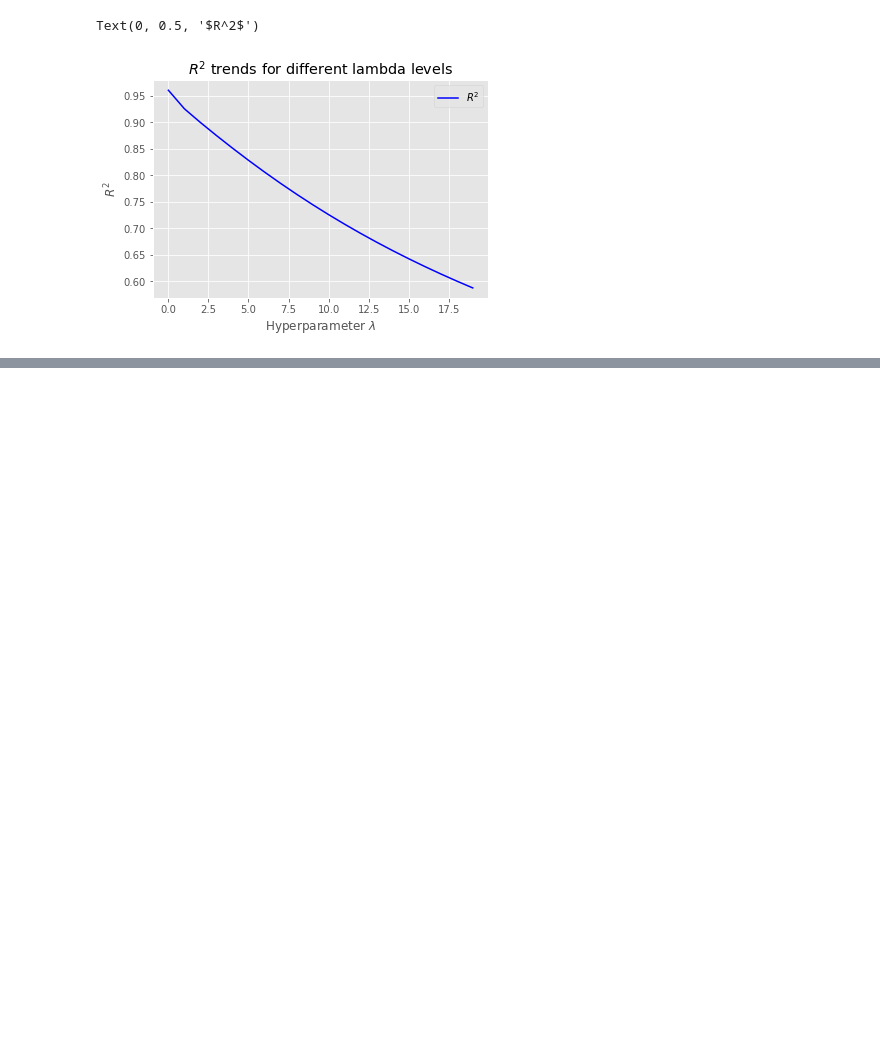
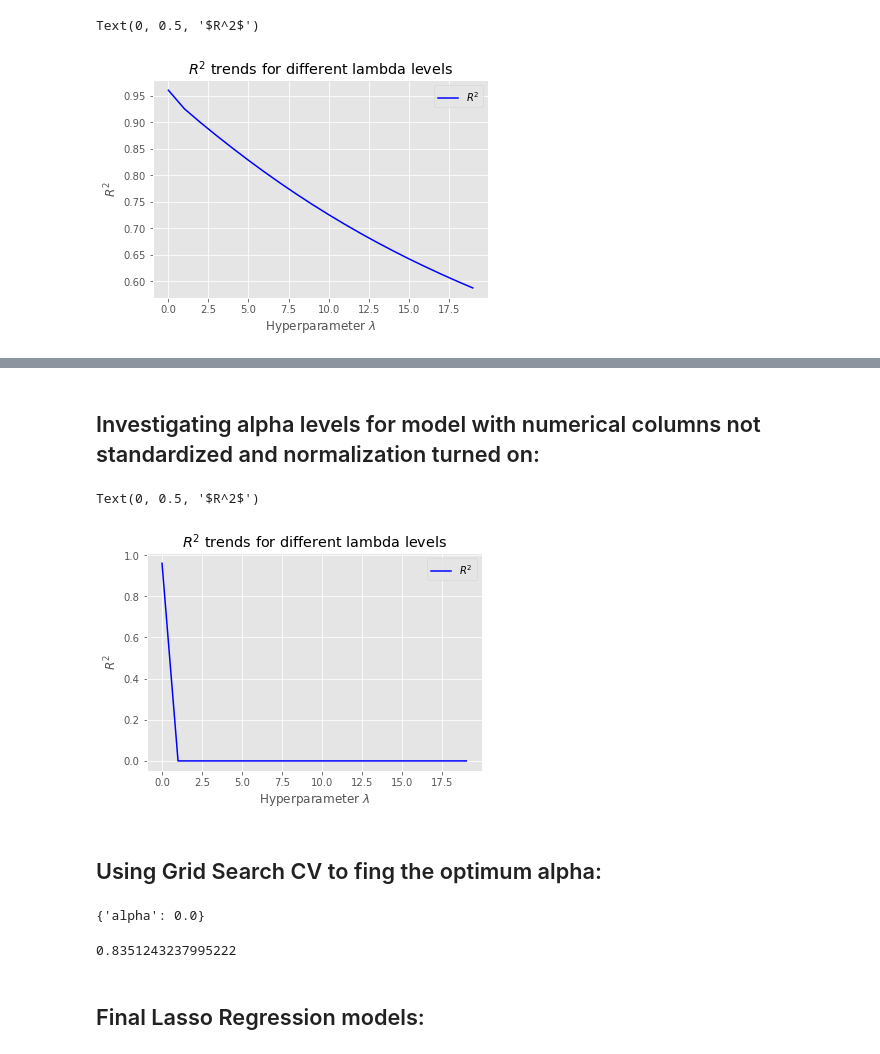
Before and after one commit to suhitasva/ML_Project, a Jupyter notebook: PLR_models.ipynb, the cells around one changed output, grey strips where cells are left out. Cells and saved outputs as stored; diff of their text form; code cells hidden in the pictures; blank space fills up the shorter version.

```diff
--- a/PLR_models.ipynb
+++ b/PLR_models.ipynb
@@ -456,0 +560,15 @@ Text(0, 0.5, '$R^2$')
+# %%
+## Separating x and y variables for test-train split (main df)
+
+house_x = train_df.drop(['SalePrice'], axis=1)
+house_y = train_df['SalePrice']
+
+## Separating x and y variables for test-train split (copy df)
+
+house_x_cpy = train_df_cpy.drop(['SalePrice'], axis=1)
+house_y_cpy = train_df_cpy['SalePrice']
+
+# Train test 70:30 split
+
+trainX, testX, trainY, testY = train_test_split(house_x, house_y, random_state=42, test_size=0.3)
+trainXcp, testXcp, trainYcp, testYcp = train_test_split(house_x_cpy, house_y_cpy, random_state=42, test_size=0.3)
@@ -456,0 +697,9 @@ Text(0, 0.5, '$R^2$')
+# %%
+# Applying log-transformation on the x features (both datasets)
+
+trfm = FunctionTransformer(func=np.log1p)
+
+trainX_trans = trfm.fit_transform(trainX)
+trainXcp_trans = trfm.fit_transform(trainXcp)
+testX_trans = trfm.fit_transform(testX)
+testXcp_trans = trfm.fit_transform(testXcp)
@@ -456,0 +749,6 @@ Text(0, 0.5, '$R^2$')
+# %%
+# Numerical columns not standardized (normalization is turned on and alpha set to 0):
+
+lasso_base34 = Lasso()
+lasso_base34.set_params(alpha = 0, normalize=True)
+model_results(trainX_trans, np.log(trainY), testX_trans, np.log(testY), lasso_base34, show = True)
@@ -456,0 +764,22 @@ Text(0, 0.5, '$R^2$')
+# %% [markdown]
+## Investigating alpha levels for model with numerical columns not standardized and normalization turned on:
+# %%
+alphas = np.arange(0,20)
+lasso_base34.set_params(normalize=True)
+scores = []
+
+for alpha in alphas:
+        lasso_base34.set_params(alpha=alpha)
+        lasso_base34.fit(trainX_trans, np.log(trainY))
+        scores.append(lasso_base34.score(trainX_trans, np.log(trainY)))
+# %%
+plt.plot(alphas, scores, c='b', label=r'$R^2$')
+plt.legend(loc=1)
+plt.title(r'$R^2$ trends for different lambda levels')
+plt.xlabel(r'Hyperparameter $\lambda$')
+plt.ylabel(r'$R^2$')
+# %% [output]
+Text(0, 0.5, '$R^2$')
+[figure, added]
+# %% [markdown]
+## Using Grid Search CV to fing the optimum alpha:
@@ -456,0 +797,12 @@ Text(0, 0.5, '$R^2$')
+# %%
+## The best parameter is
+ans_lasso.best_params_
+# %% [output]
+{'alpha': 0.0}
+# %%
+## The best score is
+ans_lasso.best_score_
+# %% [output]
+0.8351243237995222
+# %% [markdown]
+## Final Lasso Regression models:
```
Also changed, not shown: parts of 34 cells of this notebook.
